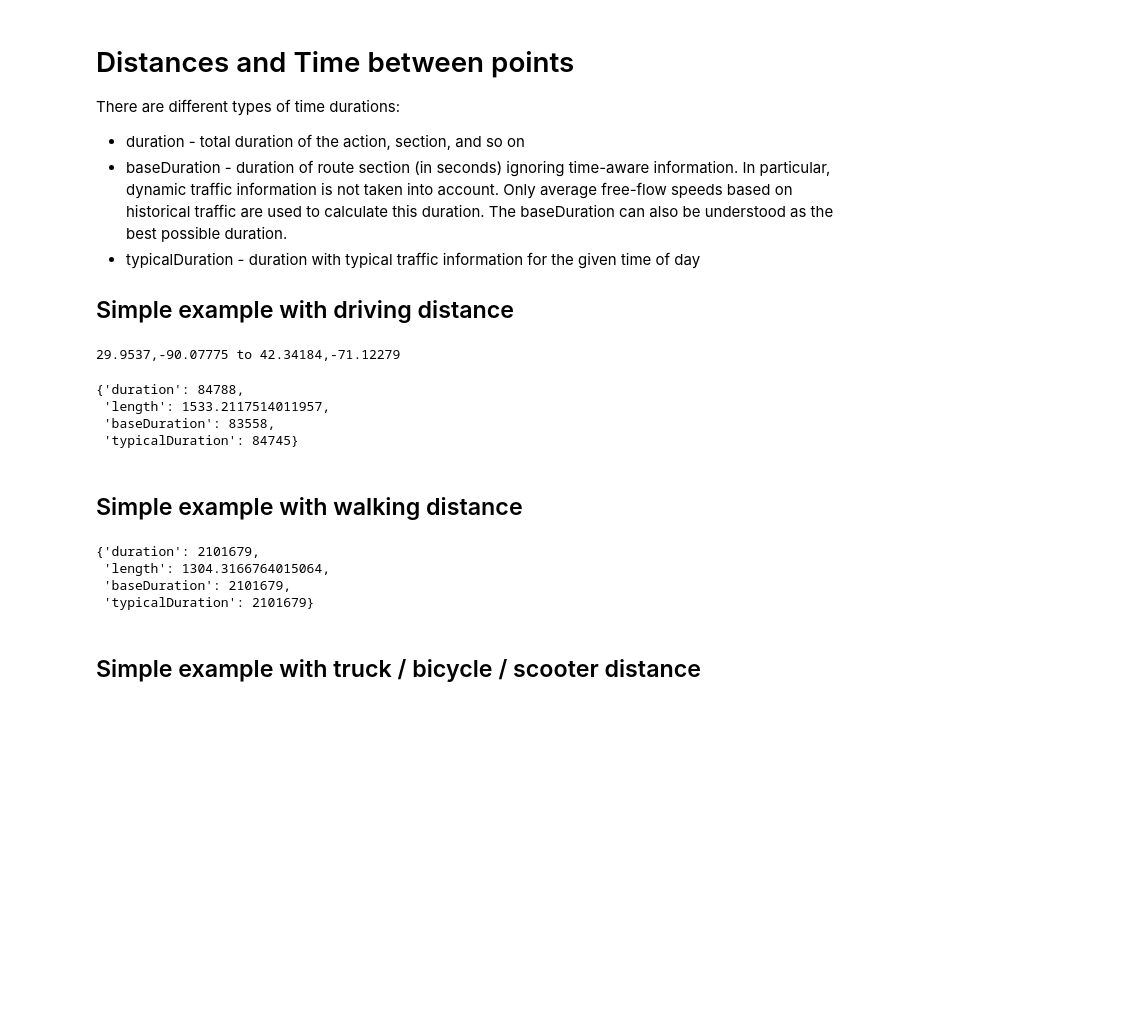
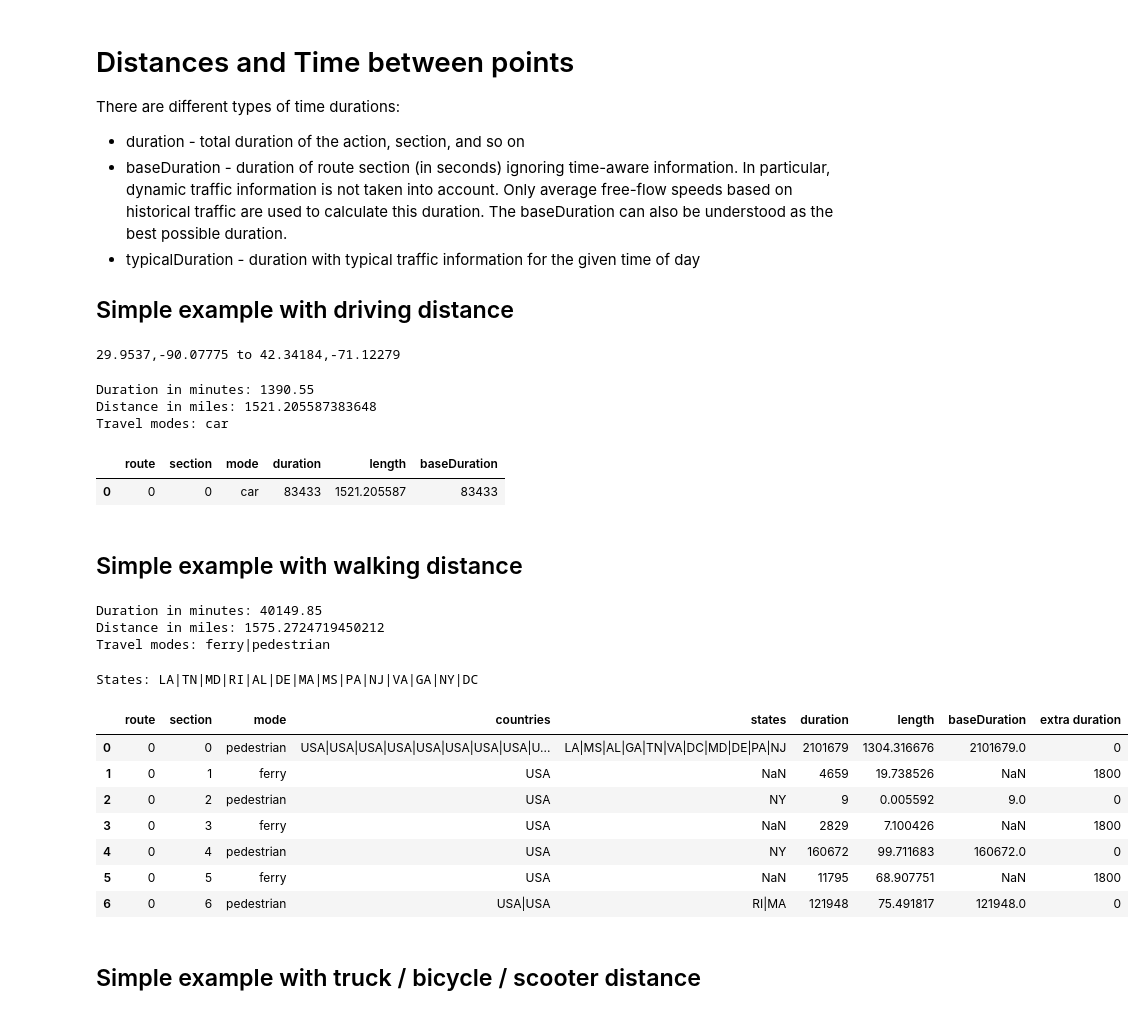
Before and after one commit to ow-gryphon/gryphon-routing-here-maps, a Jupyter notebook: template/notebooks/mapping_routing/[template] HERE Maps API - Drive distance and time.ipynb, the cells around one changed output. Saved outputs shown, nothing was run; the diff lists cells and outputs as text; code cells hidden in the pictures; blank space fills up the shorter version.

Commit message:
Updated routing calculations

```diff
--- a/template/notebooks/mapping_routing/[template] HERE Maps API - Drive distance and time.ipynb
+++ b/template/notebooks/mapping_routing/[template] HERE Maps API - Drive distance and time.ipynb
@@ -55,23 +52,54 @@ latlong_to = geocoding.get_latlong(address_to,api_key)[0]['string']
 
 print("{} to {}".format(latlong_from, latlong_to))
 
-routing.get_driving_info(latlong_from, latlong_to,api_key,summary_only=True, mile_or_meter="mile") # Length in miles, and # time in seconds
+results = routing.get_driving_info(latlong_from, latlong_to,api_key,summary_only=True, mile_or_meter="mile") # Length in miles, and # time in seconds
 # %% [output]
 29.9537,-90.07775 to 42.34184,-71.12279
-{'duration': 84788,
- 'length': 1533.2117514011957,
- 'baseDuration': 83558,
- 'typicalDuration': 84745}
+# %%
+print(f"Duration in minutes: {results['duration']/60}")
+print(f"Distance in miles: {results['length']}")
+print(f"Travel modes: {results['modes']}")
+# %% [output]
+Duration in minutes: 1390.55
+Distance in miles: 1521.205587383648
+Travel modes: car
+# %%
+# If there are multiple routes offered, or multiple sections within a route, we generate a table
+results['table']
+# %% [output]
+|  | route | section | mode | duration | length | baseDuration |
+| 0 | 0 | 0 | car | 83433 | 1521.205587 | 83433 |
 # %% [markdown]
 ## Simple example with walking distance
 # %%
 # Get walking information
-routing.get_walking_info("29.9537,-90.07775", "42.34184,-71.12279",api_key,summary_only=True, mile_or_meter="mile")
+results = routing.get_walking_info("29.9537,-90.07775", "42.34184,-71.12279",api_key,summary_only=True,
+                                   mile_or_meter="mile", borders = "state")
-# %% [output]
-{'duration': 2101679,
- 'length': 1304.3166764015064,
- 'baseDuration': 2101679,
- 'typicalDuration': 2101679}
+# %%
+print(f"Duration in minutes: {results['duration']/60}")
+print(f"Distance in miles: {results['length']}")
+print(f"Travel modes: {results['modes']}")
+# %% [output]
+Duration in minutes: 40149.85
+Distance in miles: 1575.2724719450212
+Travel modes: ferry|pedestrian
+# %%
+# If requesting state or countries crossed:
+print(f"States: {results['states']}")
+# %% [output]
+States: LA|TN|MD|RI|AL|DE|MA|MS|PA|NJ|VA|GA|NY|DC
+# %%
+# If there are multiple routes offered, or multiple sections within a route, we generate a table. Extra duration includes Ferry loading and offloading time.
+results['table']
+# %% [output]
+|  | route | section | mode | countries | states | duration | length | baseDuration | extra duration |
+| 0 | 0 | 0 | pedestrian | USA|USA|USA|USA|USA|USA|USA|USA|U... | LA|MS|AL|GA|TN|VA|DC|MD|DE|PA|NJ | 2101679 | 1304.316676 | 2101679.0 | 0 |
+| 1 | 0 | 1 | ferry | USA | NaN | 4659 | 19.738526 | NaN | 1800 |
+| 2 | 0 | 2 | pedestrian | USA | NY | 9 | 0.005592 | 9.0 | 0 |
+| 3 | 0 | 3 | ferry | USA | NaN | 2829 | 7.100426 | NaN | 1800 |
+| 4 | 0 | 4 | pedestrian | USA | NY | 160672 | 99.711683 | 160672.0 | 0 |
+| 5 | 0 | 5 | ferry | USA | NaN | 11795 | 68.907751 | NaN | 1800 |
+| 6 | 0 | 6 | pedestrian | USA|USA | RI|MA | 121948 | 75.491817 | 121948.0 | 0 |
 # %% [markdown]
 ## Simple example with truck / bicycle / scooter distance
 # %%
```
Also changed, not shown: parts of 4 cells of this notebook, 3 other files.
